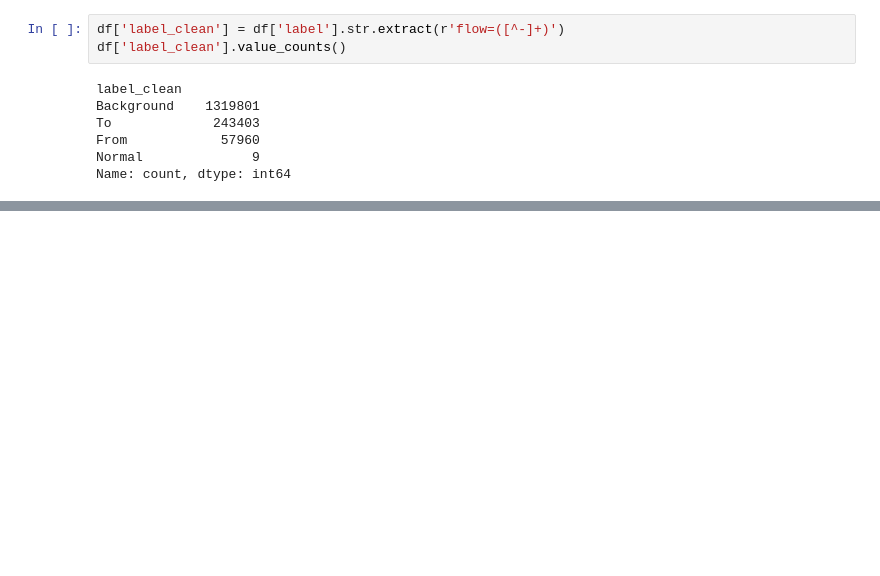
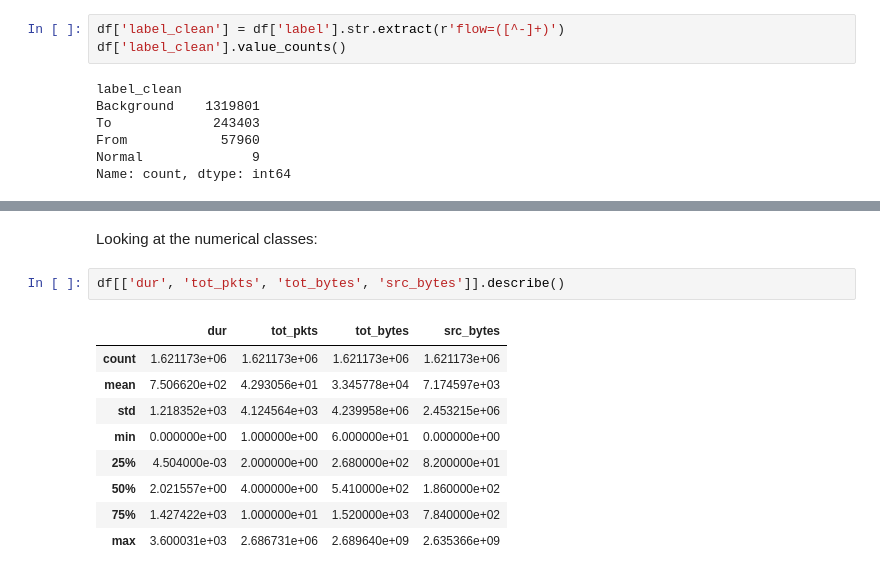
Before and after one commit to st-issac/botnet-detection, a Jupyter notebook: notebooks/exploration.ipynb, the cells around one changed output, grey strips where cells are left out. Drawn from its saved outputs; the diff is of its cells as text; blank space fills up the shorter version.

```diff
--- a/notebooks/exploration.ipynb
+++ b/notebooks/exploration.ipynb
@@ -52,0 +152,14 @@ Name: count, dtype: int64
+# %% [markdown]
+Looking at the numerical classes:
+# %%
+df[['dur', 'tot_pkts', 'tot_bytes', 'src_bytes']].describe()
+# %% [output]
+|  | dur | tot_pkts | tot_bytes | src_bytes |
+| count | 1.621173e+06 | 1.621173e+06 | 1.621173e+06 | 1.621173e+06 |
+| mean | 7.506620e+02 | 4.293056e+01 | 3.345778e+04 | 7.174597e+03 |
+| std | 1.218352e+03 | 4.124564e+03 | 4.239958e+06 | 2.453215e+06 |
+| min | 0.000000e+00 | 1.000000e+00 | 6.000000e+01 | 0.000000e+00 |
+| 25% | 4.504000e-03 | 2.000000e+00 | 2.680000e+02 | 8.200000e+01 |
+| 50% | 2.021557e+00 | 4.000000e+00 | 5.410000e+02 | 1.860000e+02 |
+| 75% | 1.427422e+03 | 1.000000e+01 | 1.520000e+03 | 7.840000e+02 |
+| max | 3.600031e+03 | 2.686731e+06 | 2.689640e+09 | 2.635366e+09 |
```
Also changed, not shown: parts of 26 cells of this notebook, 1 other file.
